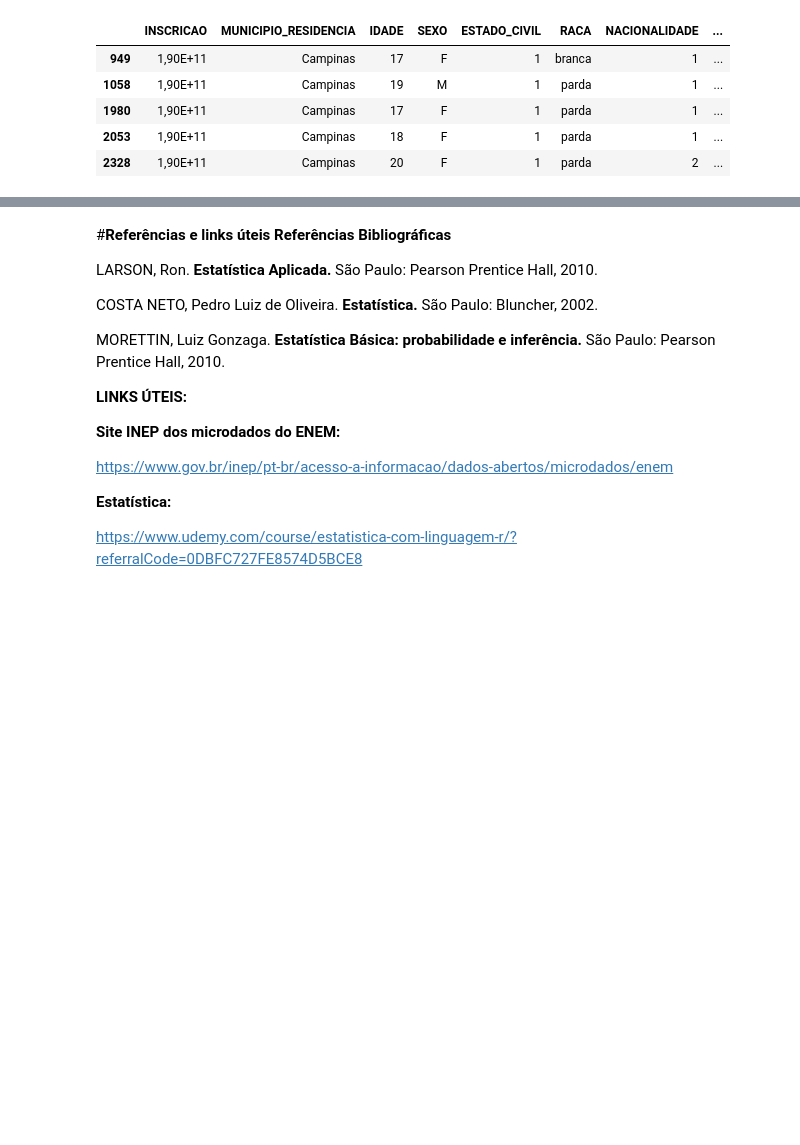
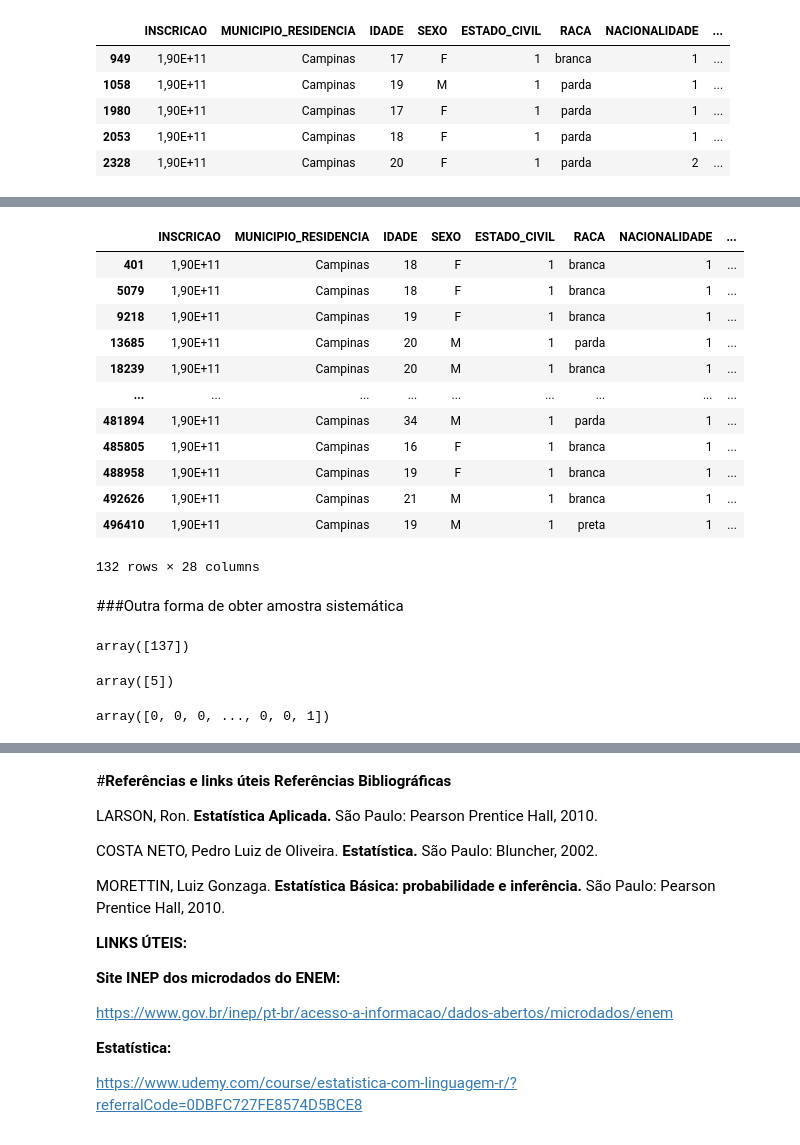
Before and after one commit to mateus-neres/Analise_estatistica_enem_2019, a Jupyter notebook: amostragem_etapa02.ipynb, the cells around one changed output, grey strips where cells are left out. Drawn from its saved outputs; the diff is of its cells as text; code cells hidden in the pictures; blank space fills up the shorter version.

```diff
--- a/amostragem_etapa02.ipynb
+++ b/amostragem_etapa02.ipynb
@@ -126,0 +135,6 @@ amostra_simples.head(5)
+# %%
+np.random.seed(2)
+inicio = np.random.choice(10,1)
+# %%
+amostra2 = np.arange(inicio,13198,100)
+amostra2
@@ -126,0 +157,20 @@ amostra_simples.head(5)
+# %%
+amostra_sistematica = enem_campinas.iloc[amostra2,:]
+# %%
+amostra_sistematica
+# %% [output]
+|  | INSCRICAO | MUNICIPIO_RESIDENCIA | IDADE | SEXO | ESTADO_CIVIL | RACA | NACIONALIDADE | ... |
+| 401 | 1,90E+11 | Campinas | 18 | F | 1 | branca | 1 | ... |
+| 5079 | 1,90E+11 | Campinas | 18 | F | 1 | branca | 1 | ... |
+| 9218 | 1,90E+11 | Campinas | 19 | F | 1 | branca | 1 | ... |
+| 13685 | 1,90E+11 | Campinas | 20 | M | 1 | parda | 1 | ... |
+| 18239 | 1,90E+11 | Campinas | 20 | M | 1 | branca | 1 | ... |
+| ... | ... | ... | ... | ... | ... | ... | ... | ... |
+| 481894 | 1,90E+11 | Campinas | 34 | M | 1 | parda | 1 | ... |
+| 485805 | 1,90E+11 | Campinas | 16 | F | 1 | branca | 1 | ... |
+| 488958 | 1,90E+11 | Campinas | 19 | F | 1 | branca | 1 | ... |
+| 492626 | 1,90E+11 | Campinas | 21 | M | 1 | branca | 1 | ... |
+| 496410 | 1,90E+11 | Campinas | 19 | M | 1 | preta | 1 | ... |
+132 rows × 28 columns
+# %% [markdown]
+###Outra forma de obter amostra sistemática
@@ -126,0 +182,13 @@ amostra_simples.head(5)
+# %%
+passo
+# %% [output]
+array([137])
+# %%
+inicio
+# %% [output]
+array([5])
+# %%
+amostra2 = np.arange(inicio,13198,passo)
+amostra
+# %% [output]
+array([0, 0, 0, ..., 0, 0, 1])
```
Also changed, not shown: parts of 13 cells of this notebook.
